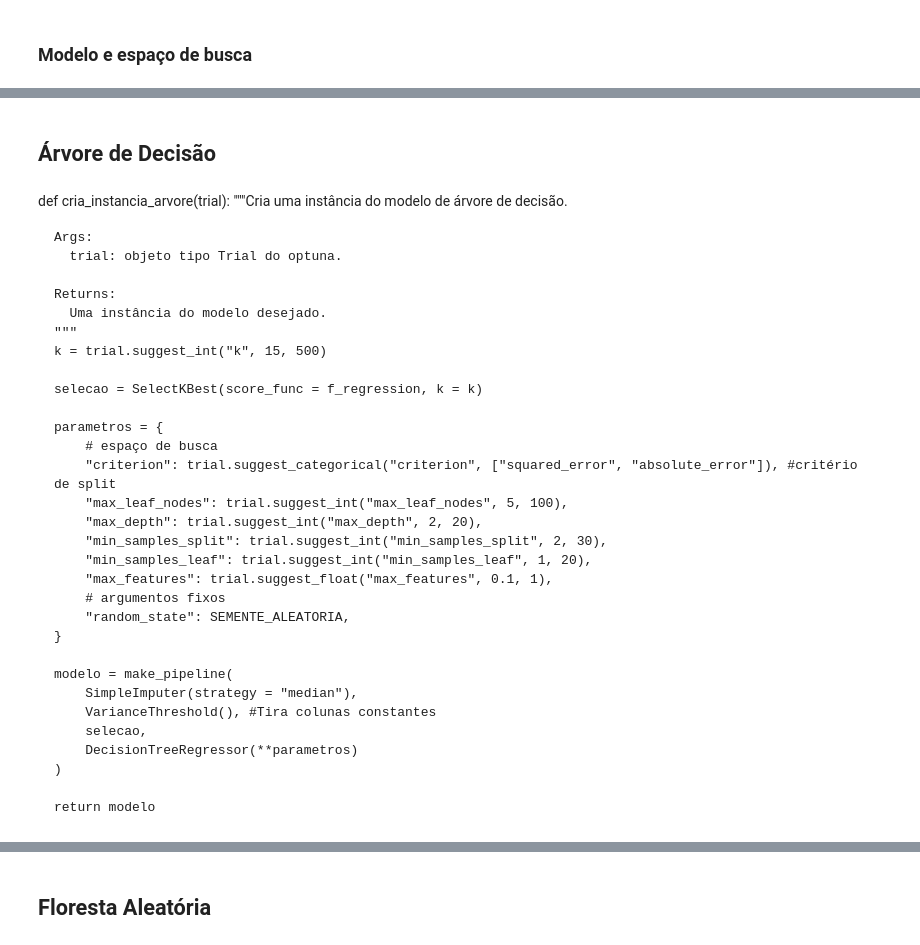
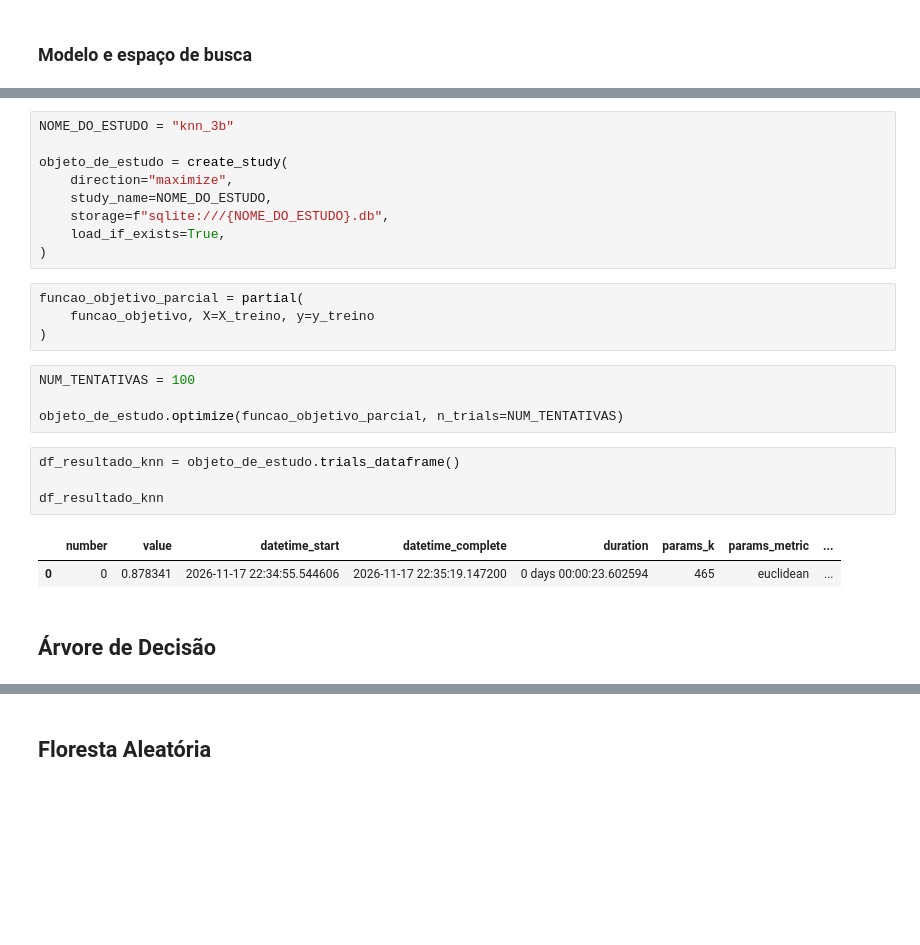
Before and after one commit to Maria-Clara-CosFerreira/brain-permeability-prediction, a Jupyter notebook: Trabalho-Final.ipynb, the cells around one changed output, grey strips where cells are left out. Saved outputs shown, nothing was run; the diff lists cells and outputs as text; blank space fills up the shorter version.

```diff
--- a/Trabalho-Final.ipynb
+++ b/Trabalho-Final.ipynb
@@ -404,36 +315,26 @@ def cria_instancia_knn(trial):
+# %%
+NOME_DO_ESTUDO = "knn_3b"
+
+objeto_de_estudo = create_study(
+    direction="maximize",
+    study_name=NOME_DO_ESTUDO,
+    storage=f"sqlite:///{NOME_DO_ESTUDO}.db",
+    load_if_exists=True,
+)
+# %%
+funcao_objetivo_parcial = partial(
+    funcao_objetivo, X=X_treino, y=y_treino
+)
+# %%
+NUM_TENTATIVAS = 100
+
+objeto_de_estudo.optimize(funcao_objetivo_parcial, n_trials=NUM_TENTATIVAS)
+# %%
+df_resultado_knn = objeto_de_estudo.trials_dataframe()
+
+df_resultado_knn
+# %% [output]
+|  | number | value | datetime_start | datetime_complete | duration | params_k | params_metric | ... |
+| 0 | 0 | 0.878341 | 2026-11-17 22:34:55.544606 | 2026-11-17 22:35:19.147200 | 0 days 00:00:23.602594 | 465 | euclidean | ... |
 # %% [markdown]
 ## Árvore de Decisão
-# %% [markdown]
-def cria_instancia_arvore(trial):
-    """Cria uma instância do modelo de árvore de decisão.
-
-    Args:
-      trial: objeto tipo Trial do optuna.
-
-    Returns:
-      Uma instância do modelo desejado.
-    """
-    k = trial.suggest_int("k", 15, 500)
-
-    selecao = SelectKBest(score_func = f_regression, k = k)
-
-    parametros = {
-        # espaço de busca
-        "criterion": trial.suggest_categorical("criterion", ["squared_error", "absolute_error"]), #critério de split
-        "max_leaf_nodes": trial.suggest_int("max_leaf_nodes", 5, 100),
-        "max_depth": trial.suggest_int("max_depth", 2, 20),
-        "min_samples_split": trial.suggest_int("min_samples_split", 2, 30),
-        "min_samples_leaf": trial.suggest_int("min_samples_leaf", 1, 20),
-        "max_features": trial.suggest_float("max_features", 0.1, 1),
-        # argumentos fixos
-        "random_state": SEMENTE_ALEATORIA,
-    }
-
-    modelo = make_pipeline(
-        SimpleImputer(strategy = "median"),
-        VarianceThreshold(), #Tira colunas constantes
-        selecao,
-        DecisionTreeRegressor(**parametros)
-    )
-
-    return modelo
```
Also changed, not shown: parts of 32 cells of this notebook.
